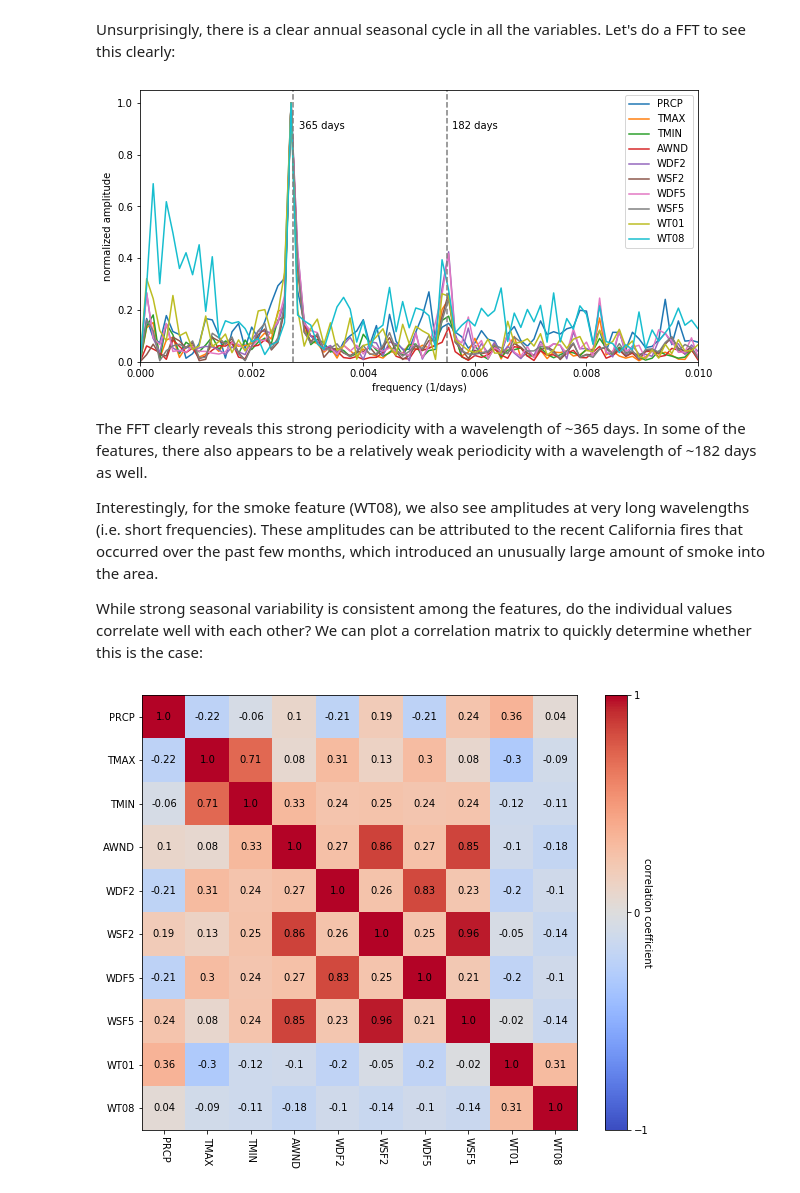
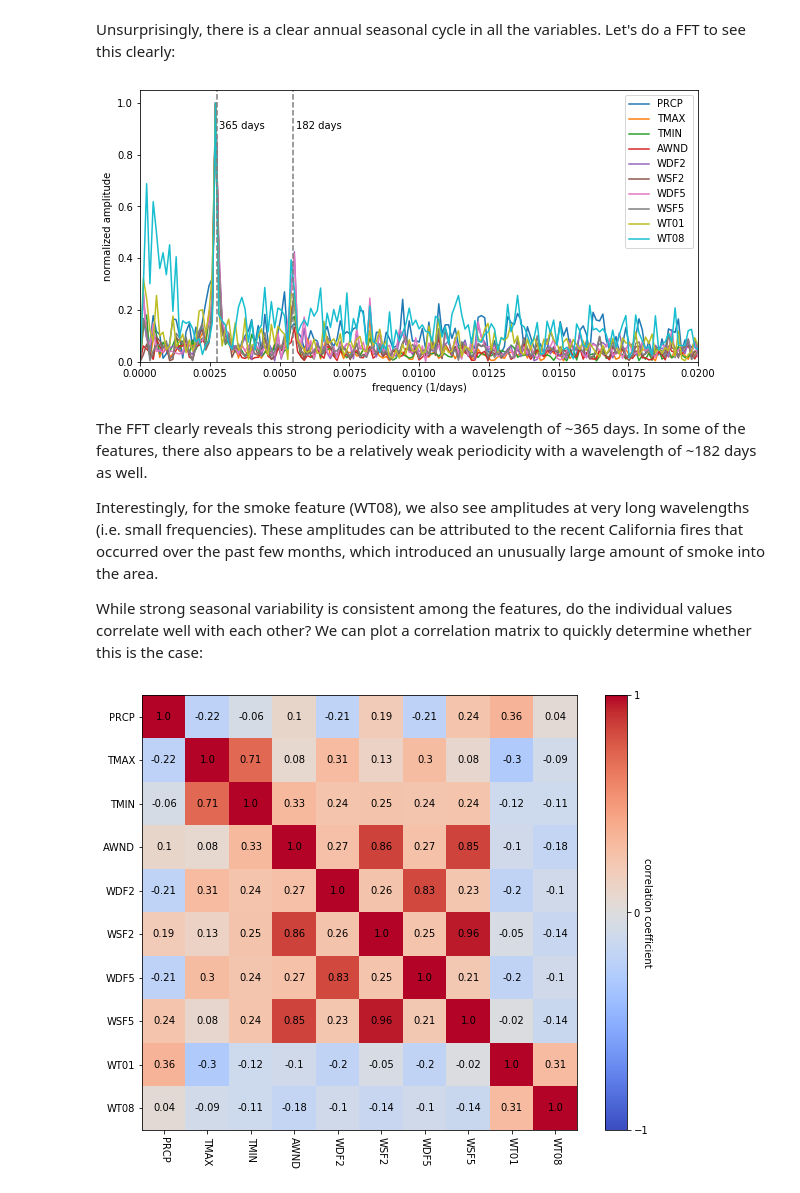
Before and after one commit to yuempark/SFO-weather-prediction, a Jupyter notebook: SFO-weather-prediction.ipynb, the cells around one changed output. Saved outputs shown, nothing was run; the diff lists cells and outputs as text; code cells hidden in the pictures.

```diff
--- a/SFO-weather-prediction.ipynb
+++ b/SFO-weather-prediction.ipynb
@@ -452,38 +459,38 @@ Unsurprisingly, there is a clear annual seasonal cycle in all the variables. Let
 # %%
 fig, ax = plt.subplots(figsize=(10,5))
 
 for feature in features:
 
     # subtract the mean from the data and taper it
     tukey = signal.tukey(len(data_features_imputed[feature]))
     tapered_data = (data_features_imputed[feature] - np.mean(data_features_imputed[feature])) * tukey
 
     # perform the fft
     yf = np.fft.rfft(data_features_imputed[feature] - np.mean(data_features_imputed[feature]))
     xf = np.fft.rfftfreq(len(data_features_imputed[feature]))
 
     # plot the amplitude, but in wavelength space instead of frequency
     ax.plot(xf, abs(yf)/np.max(abs(yf)), label=feature)
 
 # plot markers for wavelengths of 182 and 365 days
 ax.axvline(1/365, ls='--', c='C7')
 ax.axvline(1/182, ls='--', c='C7')
 ax.text(1/365 + 0.0001, 0.9, '365 days')
 ax.text(1/182 + 0.0001, 0.9, '182 days')
 
 ax.set_xlabel('frequency (1/days)')
 ax.set_ylabel('normalized amplitude')
-ax.set_xlim(0,0.01)
+ax.set_xlim(0,0.02)
 ax.set_ylim(0,1.05)
 ax.legend()
 
 plt.show()
 # %% [output]
-[figure, old version]
+[figure, new version]
 # %% [markdown]
 The FFT clearly reveals this strong periodicity with a wavelength of ~365 days. In some of the features, there also appears to be a relatively weak periodicity with a wavelength of ~182 days as well.
 
-Interestingly, for the smoke feature (WT08), we also see amplitudes at very long wavelengths (i.e. short frequencies). These amplitudes can be attributed to the recent California fires that occurred over the past few months, which introduced an unusually large amount of smoke into the area.
+Interestingly, for the smoke feature (WT08), we also see amplitudes at very long wavelengths (i.e. small frequencies). These amplitudes can be attributed to the recent California fires that occurred over the past few months, which introduced an unusually large amount of smoke into the area.
 
 While strong seasonal variability is consistent among the features, do the individual values correlate well with each other? We can plot a correlation matrix to quickly determine whether this is the case:
 # %%
```
Also changed, not shown: parts of 65 cells of this notebook.
